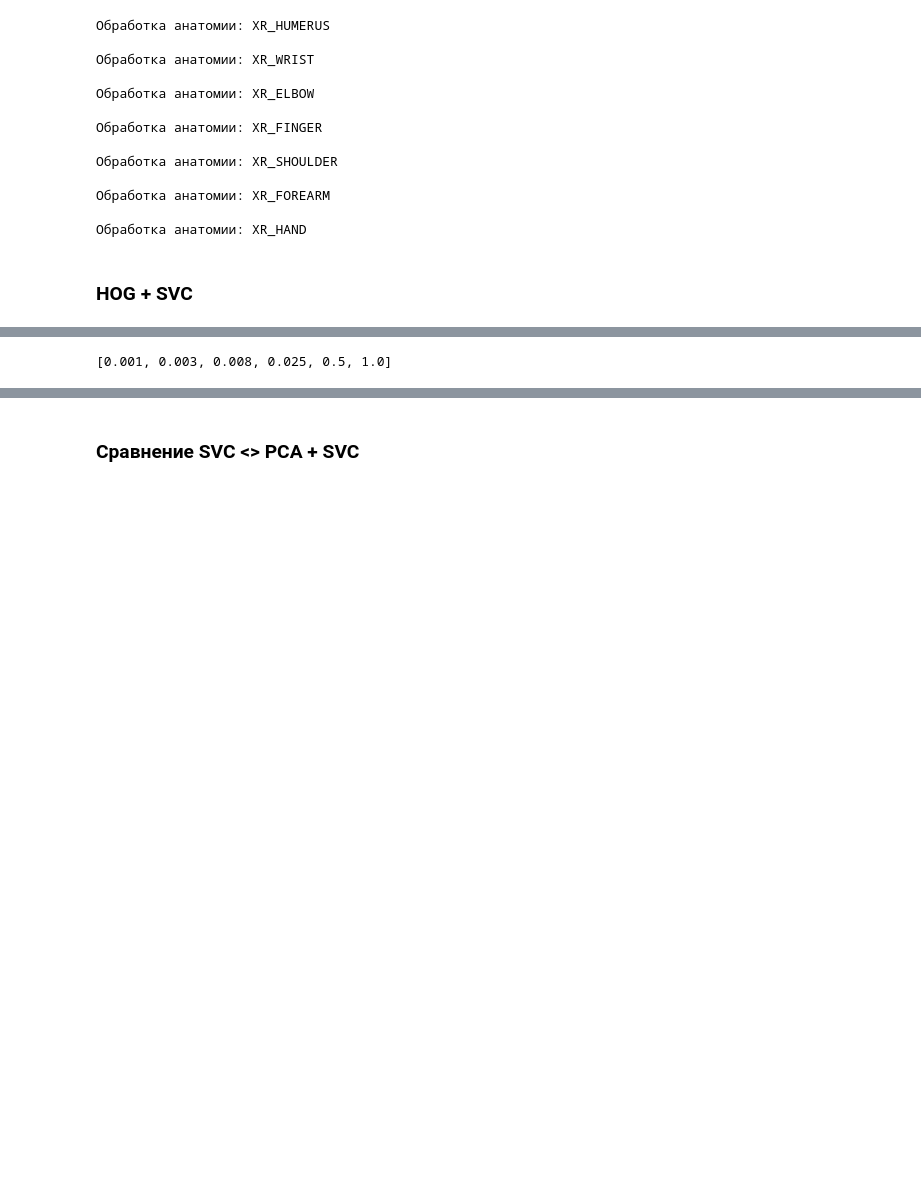
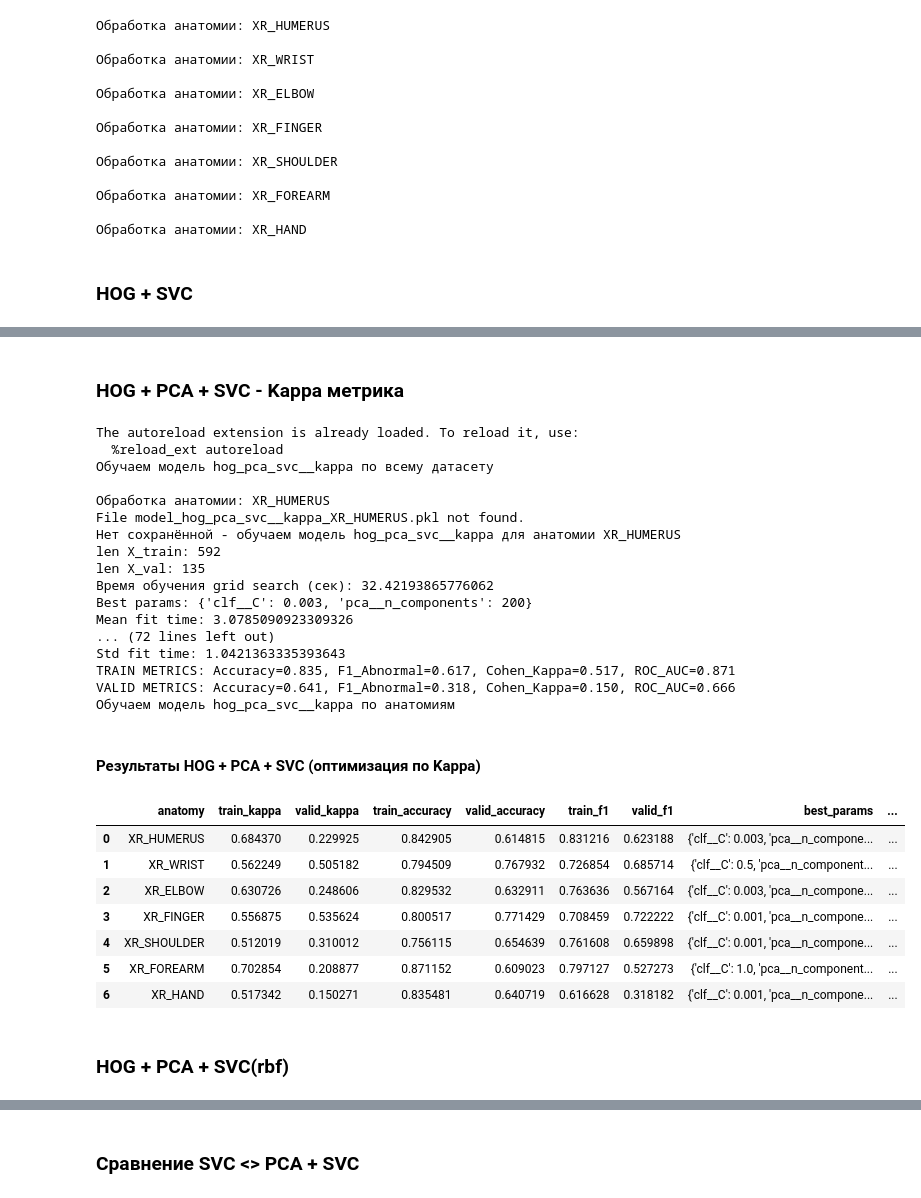
Before and after one commit to Year-project-team-2-Topic-12/Project2025, a Jupyter notebook: ML.ipynb, the cells around one changed output, grey strips where cells are left out. Cells and saved outputs as stored; diff of their text form; code cells hidden in the pictures; blank space fills up the shorter version.

```diff
--- a/ML.ipynb
+++ b/ML.ipynb
@@ -1366,4 +1165,67 @@ GridSearchCV(cv=4,
-# %%
-sorted([0.001, 0.003, 0.008, 0.025, 1.0,  0.5])
-# %% [output]
-[0.001, 0.003, 0.008, 0.025, 0.5, 1.0]
+# %% [markdown]
+### HOG + PCA + SVC - Kappa метрика
+# %%
+%load_ext autoreload
+%autoreload 2
+from sklearn.pipeline import Pipeline
+import importlib
+# from sklearn.svm import SVC
+from sklearn.decomposition import PCA
+from IPython.display import Markdown
+import ml
+importlib.reload(ml)
+from sklearn.svm import LinearSVC
+from ml import fit_hog_pipeline_bodyparts
+
+
+pipe_pca_kappa = Pipeline([
+    # ("image_loader", ImageLoader()),
+    # ("hog", HOGTransformer()),
+    # ("study_hog", StudyHOGTransformer()),
+    ('pca', PCA(whiten=True)),
+    # ('pca', PCA(n_components=300, whiten=True)),
+    ("clf", LinearSVC())
+])
+
+results_pca_kappa_df = fit_hog_pipeline_bodyparts(
+    pipe_pca_kappa,
+    {
+        "pca__n_components": [200, 300, 500],
+        # "pca__n_components": [100, 200, 300, 500, 600],
+        "clf__C": [0.001, 0.003, 0.008, 0.025, 0.5, 1.0]
+    },
+    "hog_pca_svc__kappa",
+    df,
+    grid_search_params={'n_jobs': 8}
+)
+display(Markdown("#### Результаты HOG + PCA + SVC (оптимизация по Kappa)"))
+display(results_pca_kappa_df)
+# %% [output]
+The autoreload extension is already loaded. To reload it, use:
+  %reload_ext autoreload
+Обучаем модель hog_pca_svc__kappa по всему датасету
+
+Обработка анатомии: XR_HUMERUS
+File model_hog_pca_svc__kappa_XR_HUMERUS.pkl not found.
+Нет сохранённой - обучаем модель hog_pca_svc__kappa для анатомии XR_HUMERUS
+len X_train: 592
+len X_val: 135
+Время обучения grid search (сек): 32.42193865776062
+Best params: {'clf__C': 0.003, 'pca__n_components': 200}
+Mean fit time: 3.0785090923309326
+... (72 lines left out)
+Std fit time: 1.0421363335393643
+TRAIN METRICS: Accuracy=0.835, F1_Abnormal=0.617, Cohen_Kappa=0.517, ROC_AUC=0.871
+VALID METRICS: Accuracy=0.641, F1_Abnormal=0.318, Cohen_Kappa=0.150, ROC_AUC=0.666
+Обучаем модель hog_pca_svc__kappa по анатомиям
+#### Результаты HOG + PCA + SVC (оптимизация по Kappa)
+|  | anatomy | train_kappa | valid_kappa | train_accuracy | valid_accuracy | train_f1 | valid_f1 | best_params | ... |
+| 0 | XR_HUMERUS | 0.684370 | 0.229925 | 0.842905 | 0.614815 | 0.831216 | 0.623188 | {'clf__C': 0.003, 'pca__n_compone... | ... |
+| 1 | XR_WRIST | 0.562249 | 0.505182 | 0.794509 | 0.767932 | 0.726854 | 0.685714 | {'clf__C': 0.5, 'pca__n_component... | ... |
+| 2 | XR_ELBOW | 0.630726 | 0.248606 | 0.829532 | 0.632911 | 0.763636 | 0.567164 | {'clf__C': 0.003, 'pca__n_compone... | ... |
+| 3 | XR_FINGER | 0.556875 | 0.535624 | 0.800517 | 0.771429 | 0.708459 | 0.722222 | {'clf__C': 0.001, 'pca__n_compone... | ... |
+| 4 | XR_SHOULDER | 0.512019 | 0.310012 | 0.756115 | 0.654639 | 0.761608 | 0.659898 | {'clf__C': 0.001, 'pca__n_compone... | ... |
+| 5 | XR_FOREARM | 0.702854 | 0.208877 | 0.871152 | 0.609023 | 0.797127 | 0.527273 | {'clf__C': 1.0, 'pca__n_component... | ... |
+| 6 | XR_HAND | 0.517342 | 0.150271 | 0.835481 | 0.640719 | 0.616628 | 0.318182 | {'clf__C': 0.001, 'pca__n_compone... | ... |
+# %% [markdown]
+### HOG + PCA + SVC(rbf)
```
Also changed, not shown: parts of 22 cells of this notebook, 4 other files.
